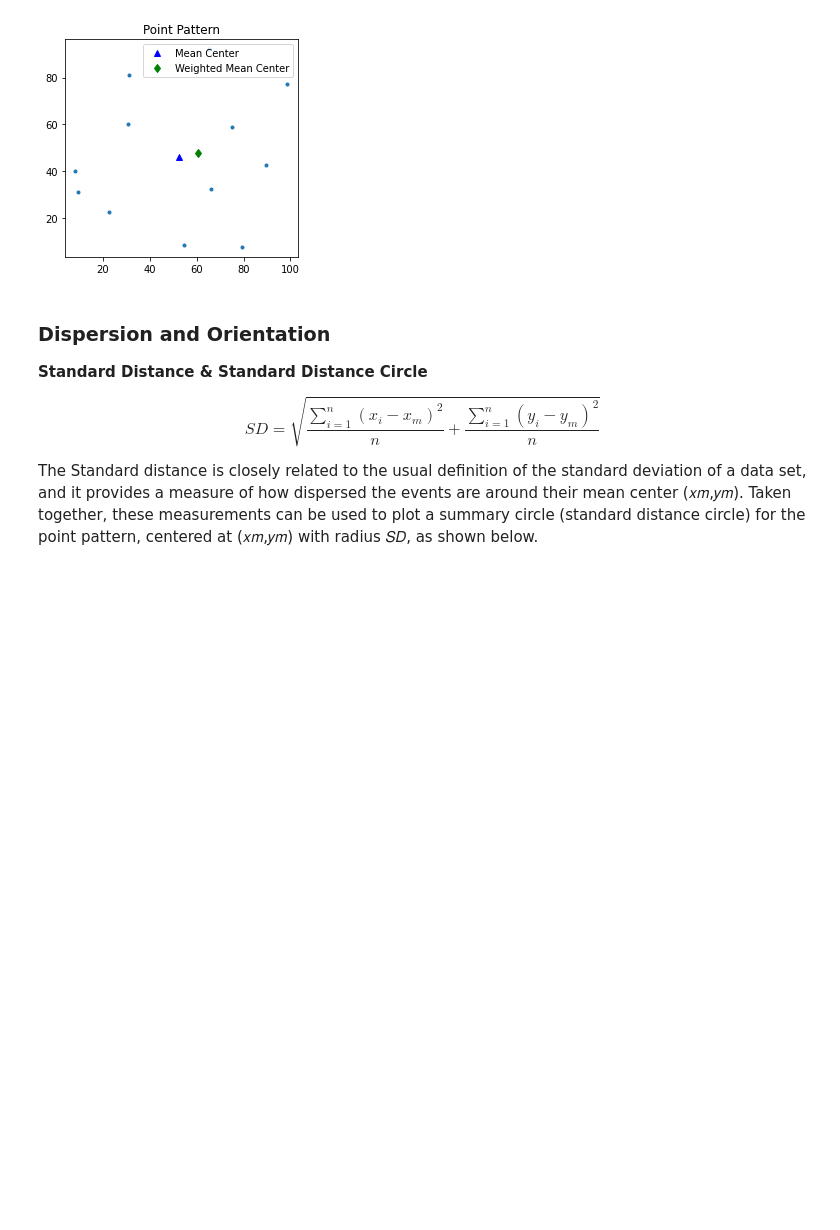
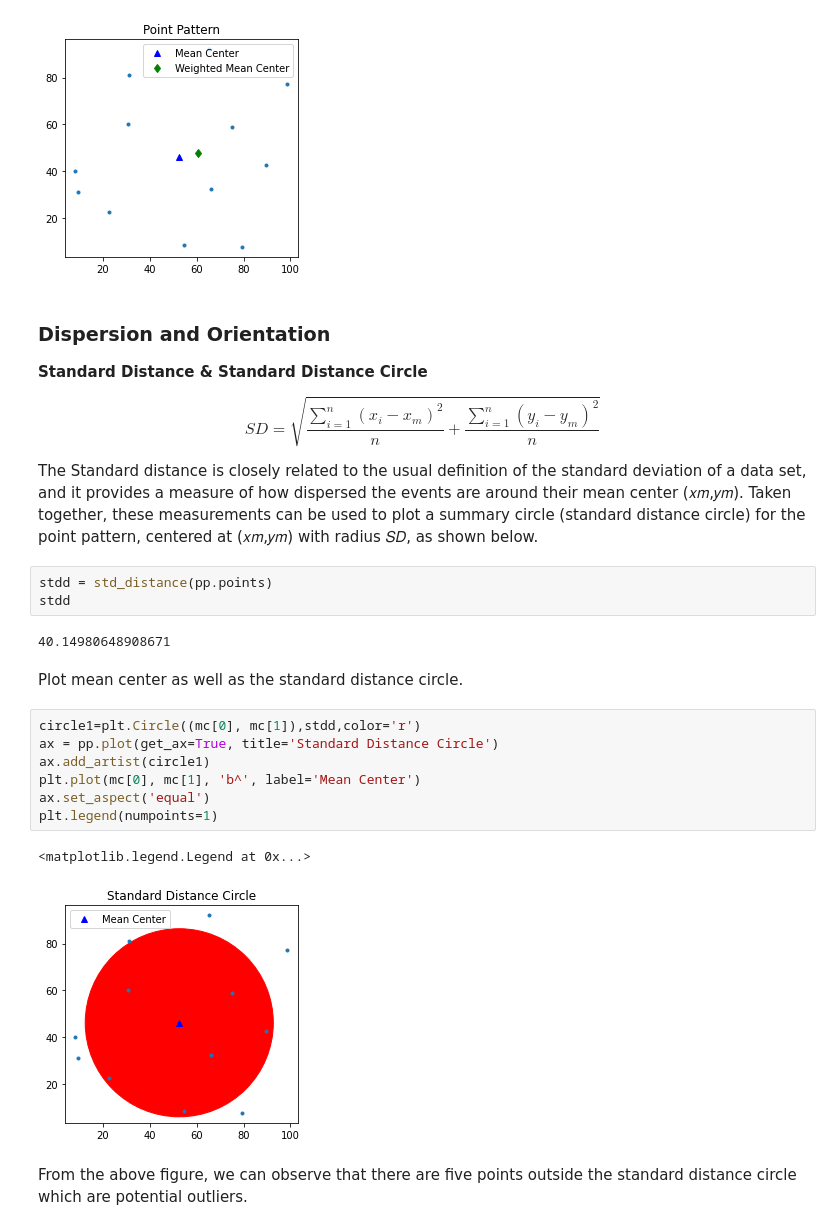
Before and after one commit to taraliu23/Urban-Data-Science, a Jupyter notebook: Point_pattern_analysis/Point_pattern_analysis.ipynb, the cells around one changed output. Drawn from its saved outputs; the diff is of its cells as text; blank space fills up the shorter version.

Commit message:
point pattern

```diff
--- a/Point_pattern_analysis/Point_pattern_analysis.ipynb
+++ b/Point_pattern_analysis/Point_pattern_analysis.ipynb
@@ -122,3 +118,22 @@ SD = \sqrt{\frac{\sum_{i=1}^{n} (x_i - x_m)^2}{n} + \frac{\sum_{i=1}^{n} (y_i -
 $$
 
 The Standard distance is closely related to the usual definition of the standard deviation of a data set, and it provides a measure of how dispersed the events are around their mean center (𝑥𝑚,𝑦𝑚). Taken together, these measurements can be used to plot a summary circle (standard distance circle) for the point pattern, centered at  (𝑥𝑚,𝑦𝑚) with radius 𝑆𝐷, as shown below.
+# %%
+stdd = std_distance(pp.points)
+stdd
+# %% [output]
+40.14980648908671
+# %% [markdown]
+Plot mean center as well as the standard distance circle.
+# %%
+circle1=plt.Circle((mc[0], mc[1]),stdd,color='r')
+ax = pp.plot(get_ax=True, title='Standard Distance Circle')
+ax.add_artist(circle1)
+plt.plot(mc[0], mc[1], 'b^', label='Mean Center')
+ax.set_aspect('equal')
+plt.legend(numpoints=1)
+# %% [output]
+<matplotlib.legend.Legend at 0x...>
+[figure, added]
+# %% [markdown]
+From the above figure, we can observe that there are five points outside the standard distance circle which are potential outliers.
```
Also changed, not shown: parts of 7 cells of this notebook.
